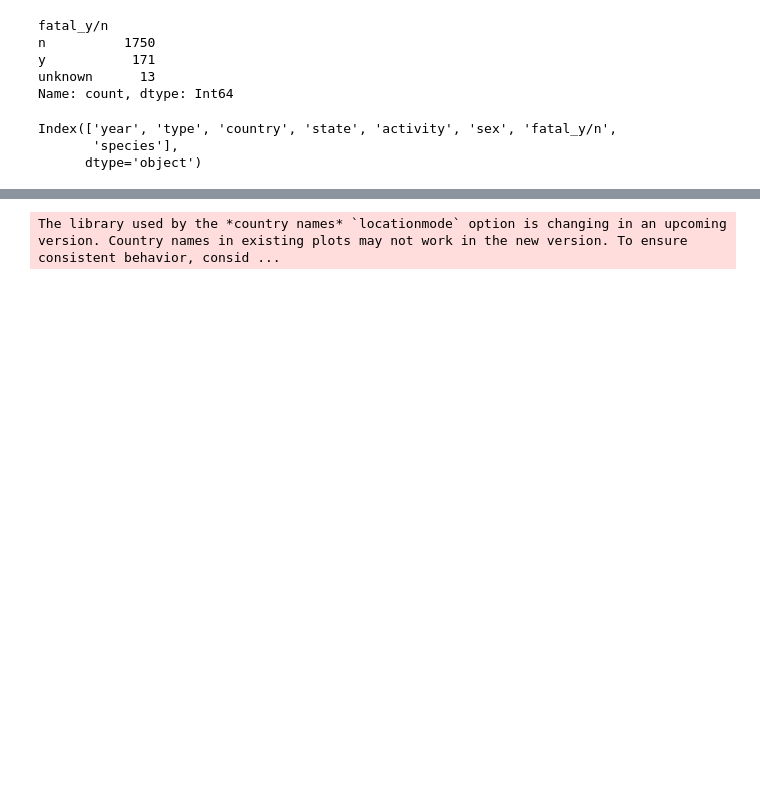
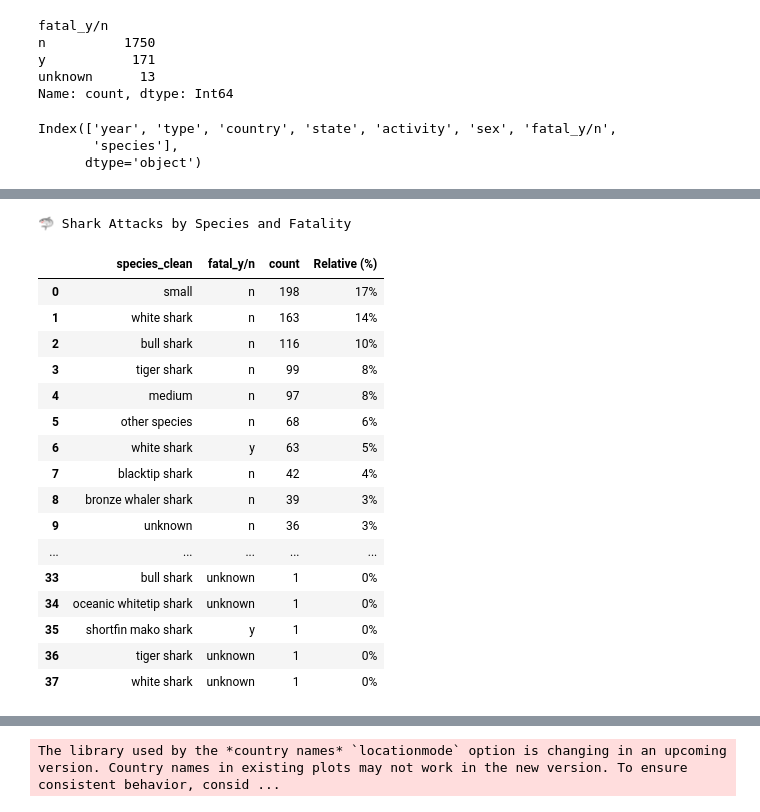
Before and after one commit to marlene-alcobendas/Project2_SharkAttack, a Jupyter notebook: Project2_SharkAttacksInvestigation.ipynb, the cells around one changed output, grey strips where cells are left out. Cells and saved outputs as stored; diff of their text form; code cells hidden in the pictures; blank space fills up the shorter version.

```diff
--- a/Project2_SharkAttacksInvestigation.ipynb
+++ b/Project2_SharkAttacksInvestigation.ipynb
@@ -1297,0 +2603,52 @@ Index(['year', 'type', 'country', 'state', 'activity', 'sex', 'fatal_y/n',
+# %%
+# Aggregate counts if not already aggregated
+freq_table = (
+    shark_df.groupby(['species_clean', 'fatal_y/n'])
+    .size()
+    .reset_index(name='count')
+)
+
+# Add relative frequency column
+total_attacks = freq_table['count'].sum()
+freq_table['Relative (%)'] = ((freq_table['count'] / total_attacks) * 100).round(0).astype(int)
+
+# Optional: Sort by count descending
+freq_table = freq_table.sort_values(by='count', ascending=False).reset_index(drop=True)
+
+# Styling for presentation
+styled_table = (
+    freq_table.style
+    .set_caption("🦈 Shark Attacks by Species and Fatality")
+    .set_table_styles([
+        {'selector': 'th', 'props': [('background-color', '#4CAF50'),
+                                     ('color', 'white'),
+                                     ('font-size', '14px'),
+                                     ('text-align', 'center')]},
+        {'selector': 'td', 'props': [('font-size', '12px'),
+                                     ('text-align', 'center')]}
+    ])
+    .background_gradient(subset=['count'], cmap='YlGnBu')  # heatmap on counts
+    .format({'count': "{:,}", 'Relative (%)': "{}%"})       # format numbers and %
+)
+
+# Display
+display(styled_table)
+# %% [output]
+🦈 Shark Attacks by Species and Fatality
+|  | species_clean | fatal_y/n | count | Relative (%) |
+| 0 | small | n | 198 | 17% |
+| 1 | white shark | n | 163 | 14% |
+| 2 | bull shark | n | 116 | 10% |
+| 3 | tiger shark | n | 99 | 8% |
+| 4 | medium | n | 97 | 8% |
+| 5 | other species | n | 68 | 6% |
+| 6 | white shark | y | 63 | 5% |
+| 7 | blacktip shark | n | 42 | 4% |
+| 8 | bronze whaler shark | n | 39 | 3% |
+| 9 | unknown | n | 36 | 3% |
+| ... | ... | ... | ... | ... |
+| 33 | bull shark | unknown | 1 | 0% |
+| 34 | oceanic whitetip shark | unknown | 1 | 0% |
+| 35 | shortfin mako shark | y | 1 | 0% |
+| 36 | tiger shark | unknown | 1 | 0% |
+| 37 | white shark | unknown | 1 | 0% |
```
Also changed, not shown: parts of 73 cells of this notebook, 4 other files.
